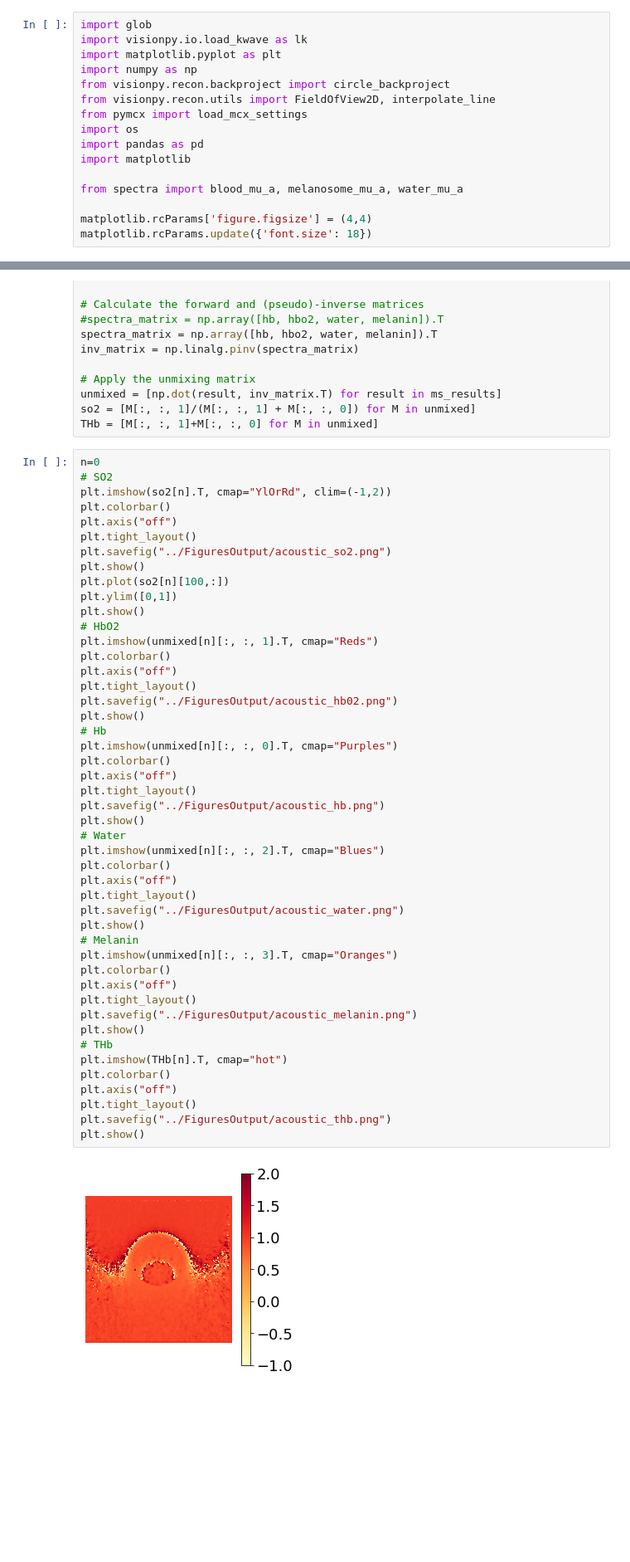
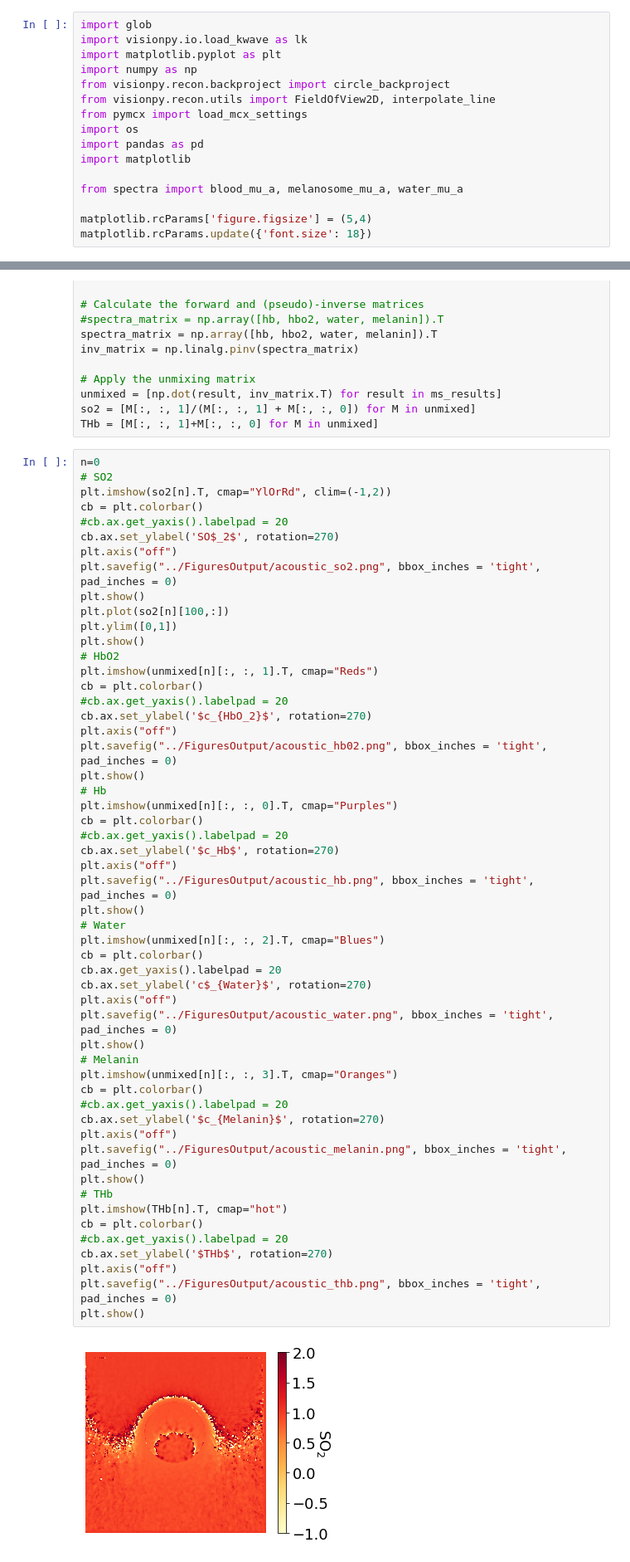
Before and after one commit to tomelse/SkinPhantomSimulations, a Jupyter notebook: Exp2_acoustic/acoustic_analysis.ipynb, the cells around one changed output, grey strips where cells are left out. Shown at 83% size. Cells and saved outputs as stored; diff of their text form; blank space fills up the shorter version.

Commit message:
Update figures

```diff
--- a/Exp2_acoustic/acoustic_analysis.ipynb
+++ b/Exp2_acoustic/acoustic_analysis.ipynb
@@ -14,7 +14,7 @@ import matplotlib
 
 from spectra import blood_mu_a, melanosome_mu_a, water_mu_a
 
-matplotlib.rcParams['figure.figsize'] = (4,4)
+matplotlib.rcParams['figure.figsize'] = (5,4)
 matplotlib.rcParams.update({'font.size': 18})
 # %%
 parameters = pd.read_csv("../Exp1/params.csv", index_col=0)
@@ -75,49 +75,55 @@ THb = [M[:, :, 1]+M[:, :, 0] for M in unmixed]
 # %%
 n=0
 # SO2
 plt.imshow(so2[n].T, cmap="YlOrRd", clim=(-1,2))
-plt.colorbar()
+cb = plt.colorbar()
+#cb.ax.get_yaxis().labelpad = 20
+cb.ax.set_ylabel('SO$_2$', rotation=270)
 plt.axis("off")
-plt.tight_layout()
-plt.savefig("../FiguresOutput/acoustic_so2.png")
+plt.savefig("../FiguresOutput/acoustic_so2.png", bbox_inches = 'tight', pad_inches = 0)
 plt.show()
 plt.plot(so2[n][100,:])
 plt.ylim([0,1])
 plt.show()
 # HbO2
 plt.imshow(unmixed[n][:, :, 1].T, cmap="Reds")
-plt.colorbar()
+cb = plt.colorbar()
+#cb.ax.get_yaxis().labelpad = 20
+cb.ax.set_ylabel('$c_{HbO_2}$', rotation=270)
 plt.axis("off")
-plt.tight_layout()
-plt.savefig("../FiguresOutput/acoustic_hb02.png")
+plt.savefig("../FiguresOutput/acoustic_hb02.png", bbox_inches = 'tight', pad_inches = 0)
 plt.show()
 # Hb
 plt.imshow(unmixed[n][:, :, 0].T, cmap="Purples")
-plt.colorbar()
+cb = plt.colorbar()
+#cb.ax.get_yaxis().labelpad = 20
+cb.ax.set_ylabel('$c_Hb$', rotation=270)
 plt.axis("off")
-plt.tight_layout()
-plt.savefig("../FiguresOutput/acoustic_hb.png")
+plt.savefig("../FiguresOutput/acoustic_hb.png", bbox_inches = 'tight', pad_inches = 0)
 plt.show()
 # Water
 plt.imshow(unmixed[n][:, :, 2].T, cmap="Blues")
-plt.colorbar()
+cb = plt.colorbar()
+cb.ax.get_yaxis().labelpad = 20
+cb.ax.set_ylabel('c$_{Water}$', rotation=270)
 plt.axis("off")
-plt.tight_layout()
-plt.savefig("../FiguresOutput/acoustic_water.png")
+plt.savefig("../FiguresOutput/acoustic_water.png", bbox_inches = 'tight', pad_inches = 0)
 plt.show()
 # Melanin
 plt.imshow(unmixed[n][:, :, 3].T, cmap="Oranges")
-plt.colorbar()
+cb = plt.colorbar()
+#cb.ax.get_yaxis().labelpad = 20
+cb.ax.set_ylabel('$c_{Melanin}$', rotation=270)
 plt.axis("off")
-plt.tight_layout()
-plt.savefig("../FiguresOutput/acoustic_melanin.png")
+plt.savefig("../FiguresOutput/acoustic_melanin.png", bbox_inches = 'tight', pad_inches = 0)
 plt.show()
 # THb
 plt.imshow(THb[n].T, cmap="hot")
-plt.colorbar()
+cb = plt.colorbar()
+#cb.ax.get_yaxis().labelpad = 20
+cb.ax.set_ylabel('$THb$', rotation=270)
 plt.axis("off")
-plt.tight_layout()
-plt.savefig("../FiguresOutput/acoustic_thb.png")
+plt.savefig("../FiguresOutput/acoustic_thb.png", bbox_inches = 'tight', pad_inches = 0)
 plt.show()
 # %% [output]
-[figure, old version]
+[figure, new version]
```
Also changed, not shown: parts of 2 cells of this notebook, 8 other files.
